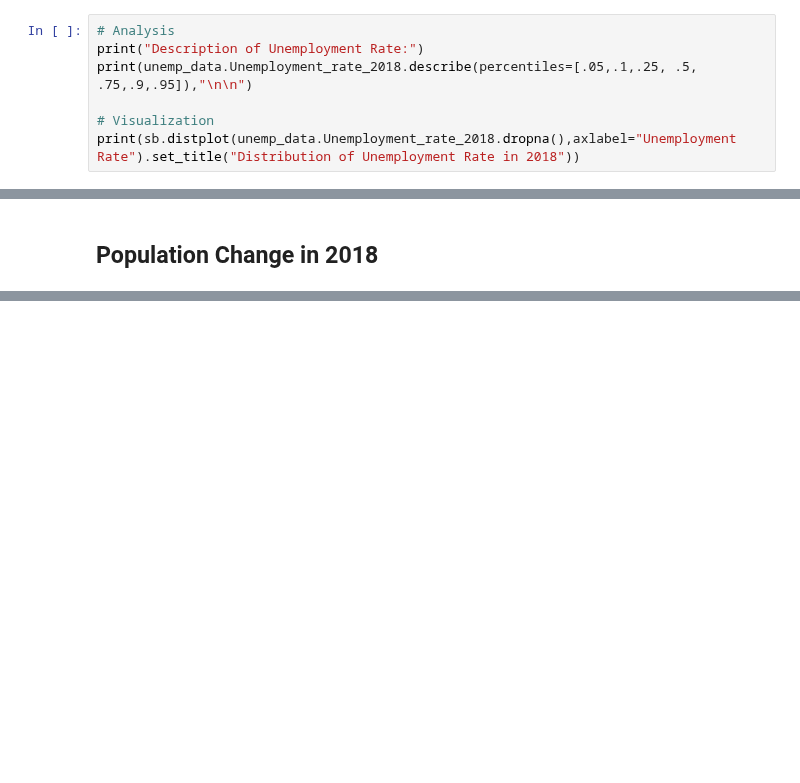
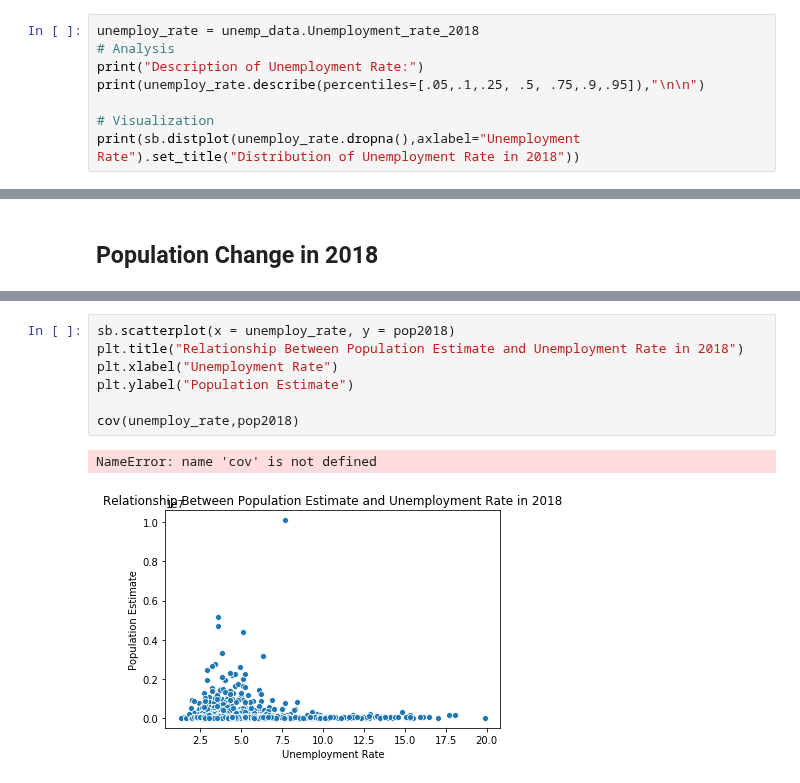
Before and after one commit to JackFinkel/LearningPython, a Jupyter notebook: Data Analysis.ipynb, the cells around one changed output, grey strips where cells are left out. Cells and saved outputs as stored; diff of their text form; blank space fills up the shorter version.

```diff
--- a/Data Analysis.ipynb
+++ b/Data Analysis.ipynb
@@ -32,12 +33,13 @@ None
 # %% [markdown]
 ## Analysis of Unemployment Rate in 2018
 # %%
+unemploy_rate = unemp_data.Unemployment_rate_2018
 # Analysis
 print("Description of Unemployment Rate:")
-print(unemp_data.Unemployment_rate_2018.describe(percentiles=[.05,.1,.25, .5, .75,.9,.95]),"\n\n")
+print(unemploy_rate.describe(percentiles=[.05,.1,.25, .5, .75,.9,.95]),"\n\n")
 
 # Visualization
-print(sb.distplot(unemp_data.Unemployment_rate_2018.dropna(),axlabel="Unemployment Rate").set_title("Distribution of Unemployment Rate in 2018"))
+print(sb.distplot(unemploy_rate.dropna(),axlabel="Unemployment Rate").set_title("Distribution of Unemployment Rate in 2018"))
 # %% [output]
 Description of Unemployment Rate:
 count    3272.000000
@@ -115,0 +118,10 @@ Text(0.5, 1.0, 'Distribution of Population Change in 2018')
+# %%
+sb.scatterplot(x = unemploy_rate, y = pop2018)
+plt.title("Relationship Between Population Estimate and Unemployment Rate in 2018")
+plt.xlabel("Unemployment Rate")
+plt.ylabel("Population Estimate")
+
+cov(unemploy_rate,pop2018)
+# %% [output]
+NameError: name 'cov' is not defined
+[figure, added]
```
Also changed, not shown: parts of 4 cells of this notebook.
